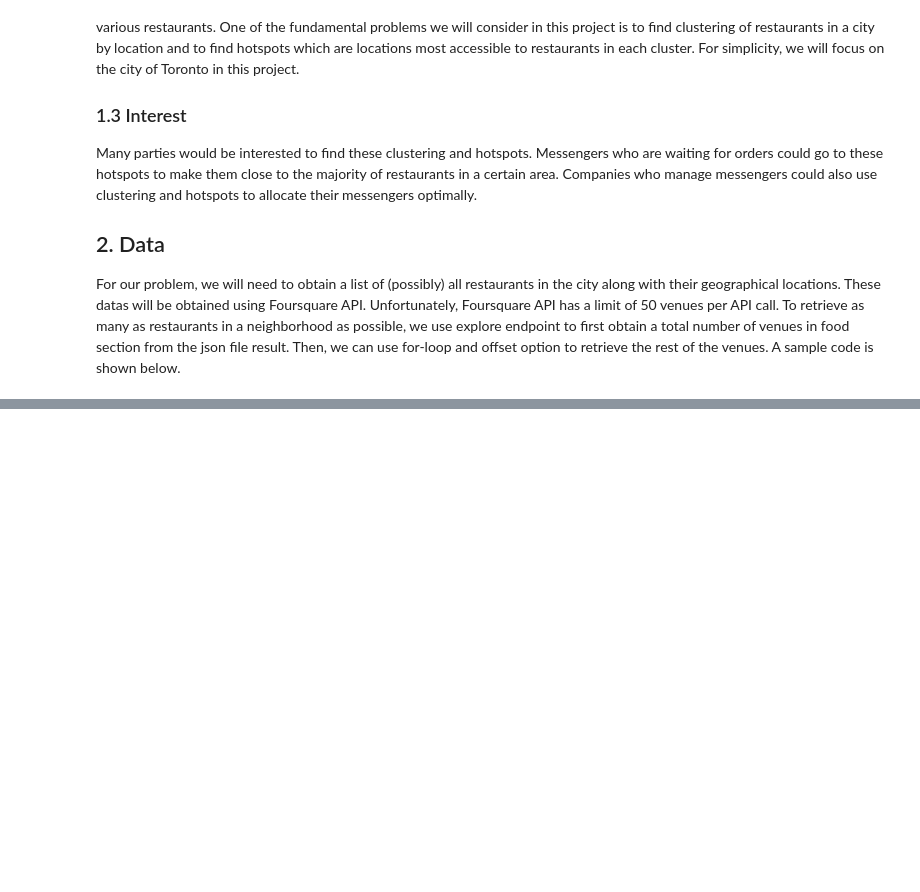
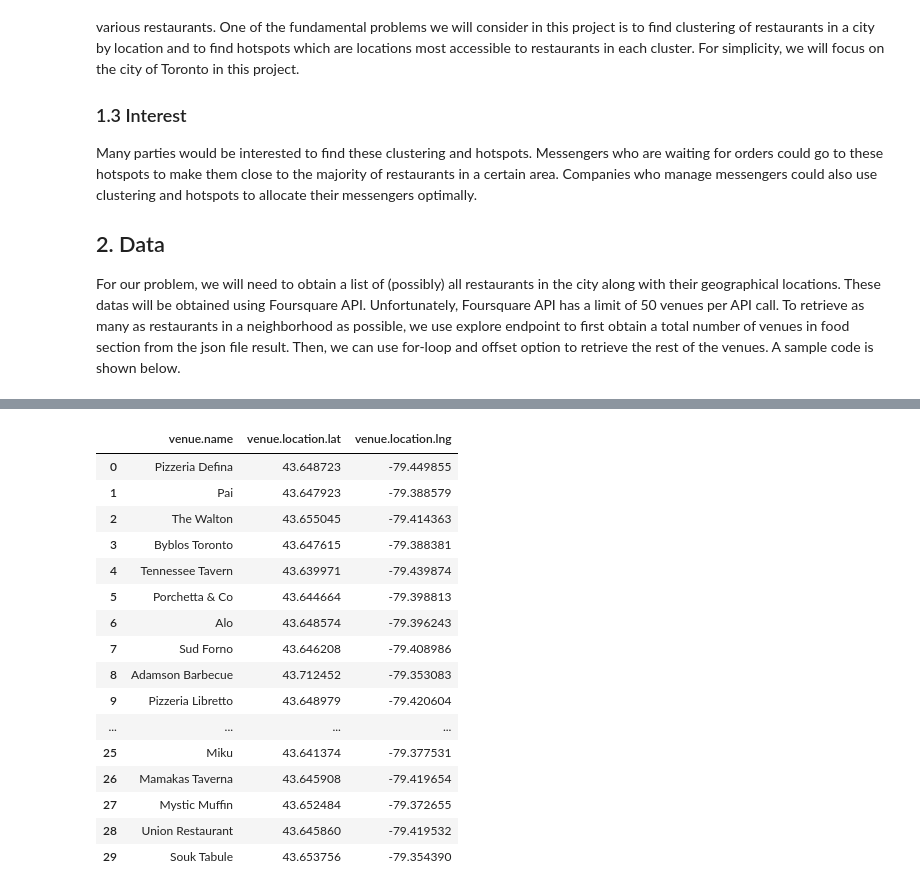
Before and after one commit to dnickbydx/github-example, a Jupyter notebook: Report.ipynb, the cells around one changed output, grey strips where cells are left out. Cells and saved outputs as stored; diff of their text form; code cells hidden in the pictures; blank space fills up the shorter version.

```diff
--- a/Report.ipynb
+++ b/Report.ipynb
@@ -26,0 +27,10 @@ These venue locations will then be used to find clustering and hotspots.
+# %%
+import requests # library to handle requests
+from pandas.io.json import json_normalize # tranform JSON file into a pandas dataframe
+import pandas as pd # library for data analsysis
+pd.set_option('display.max_columns', None)
+pd.set_option('display.max_rows', None)
+# %%
+# create the API request URL
+url = 'https://api.foursquare.com/v2/venues/explore?client_secret={}&client_id={}&v=20180605&near=Toronto&section=food'.format(client_secret,client_id )
+results = requests.get(url).json()
@@ -26,0 +55,25 @@ These venue locations will then be used to find clustering and hotspots.
+# %%
+# Obtain a dataframe with name, latitude, longitude from json file
+venues = results['response']['groups'][0]['items']
+venues = json_normalize(venues) # flatten JSON
+filtered_columns = ['venue.name', 'venue.location.lat', 'venue.location.lng']
+venues = venues.loc[:, filtered_columns]
+venues
+# %% [output]
+|  | venue.name | venue.location.lat | venue.location.lng |
+| 0 | Pizzeria Defina | 43.648723 | -79.449855 |
+| 1 | Pai | 43.647923 | -79.388579 |
+| 2 | The Walton | 43.655045 | -79.414363 |
+| 3 | Byblos Toronto | 43.647615 | -79.388381 |
+| 4 | Tennessee Tavern | 43.639971 | -79.439874 |
+| 5 | Porchetta & Co | 43.644664 | -79.398813 |
+| 6 | Alo | 43.648574 | -79.396243 |
+| 7 | Sud Forno | 43.646208 | -79.408986 |
+| 8 | Adamson Barbecue | 43.712452 | -79.353083 |
+| 9 | Pizzeria Libretto | 43.648979 | -79.420604 |
+| ... | ... | ... | ... |
+| 25 | Miku | 43.641374 | -79.377531 |
+| 26 | Mamakas Taverna | 43.645908 | -79.419654 |
+| 27 | Mystic Muffin | 43.652484 | -79.372655 |
+| 28 | Union Restaurant | 43.645860 | -79.419532 |
+| 29 | Souk Tabule | 43.653756 | -79.354390 |
```
Also changed, not shown: parts of 2 cells of this notebook.
